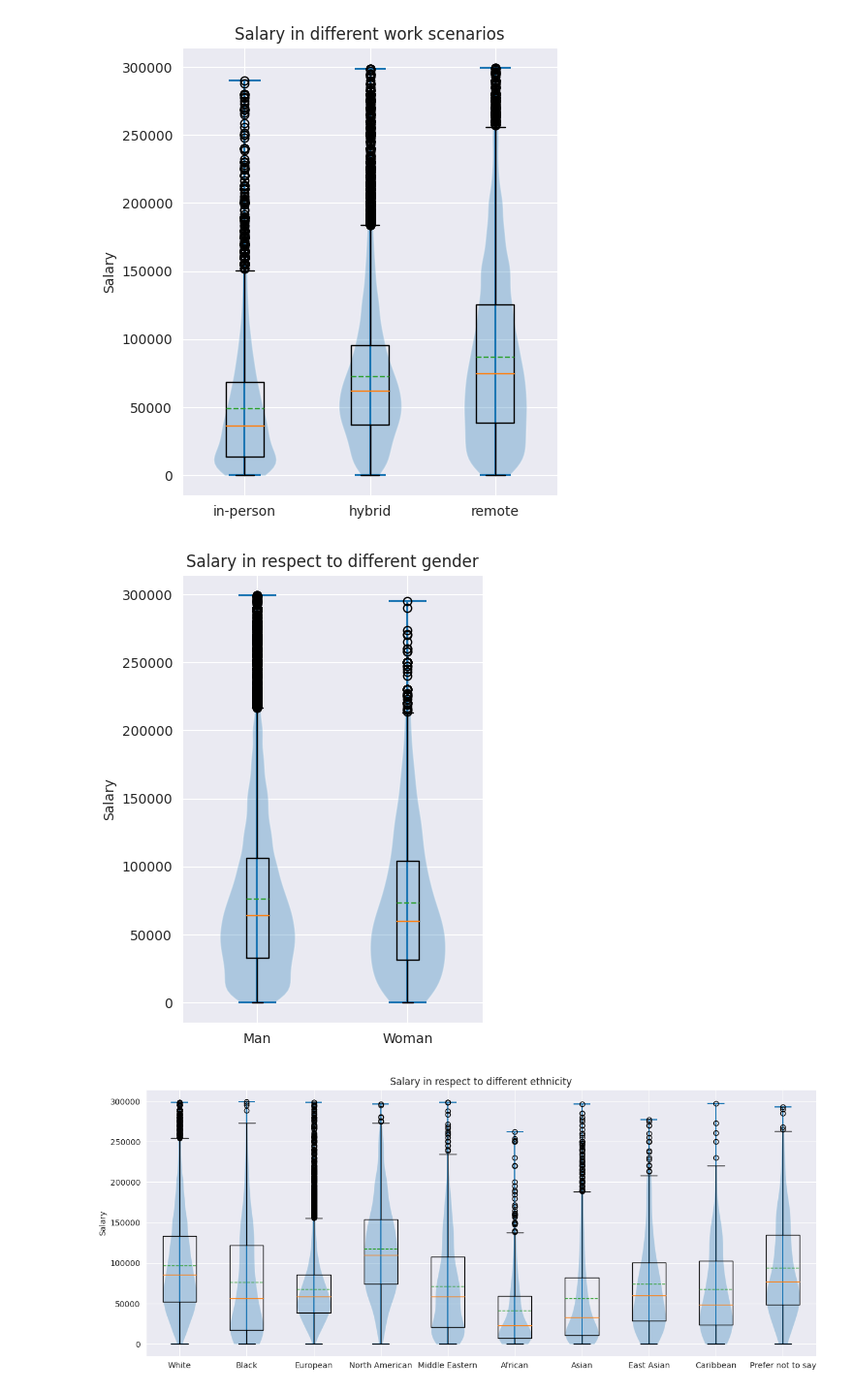
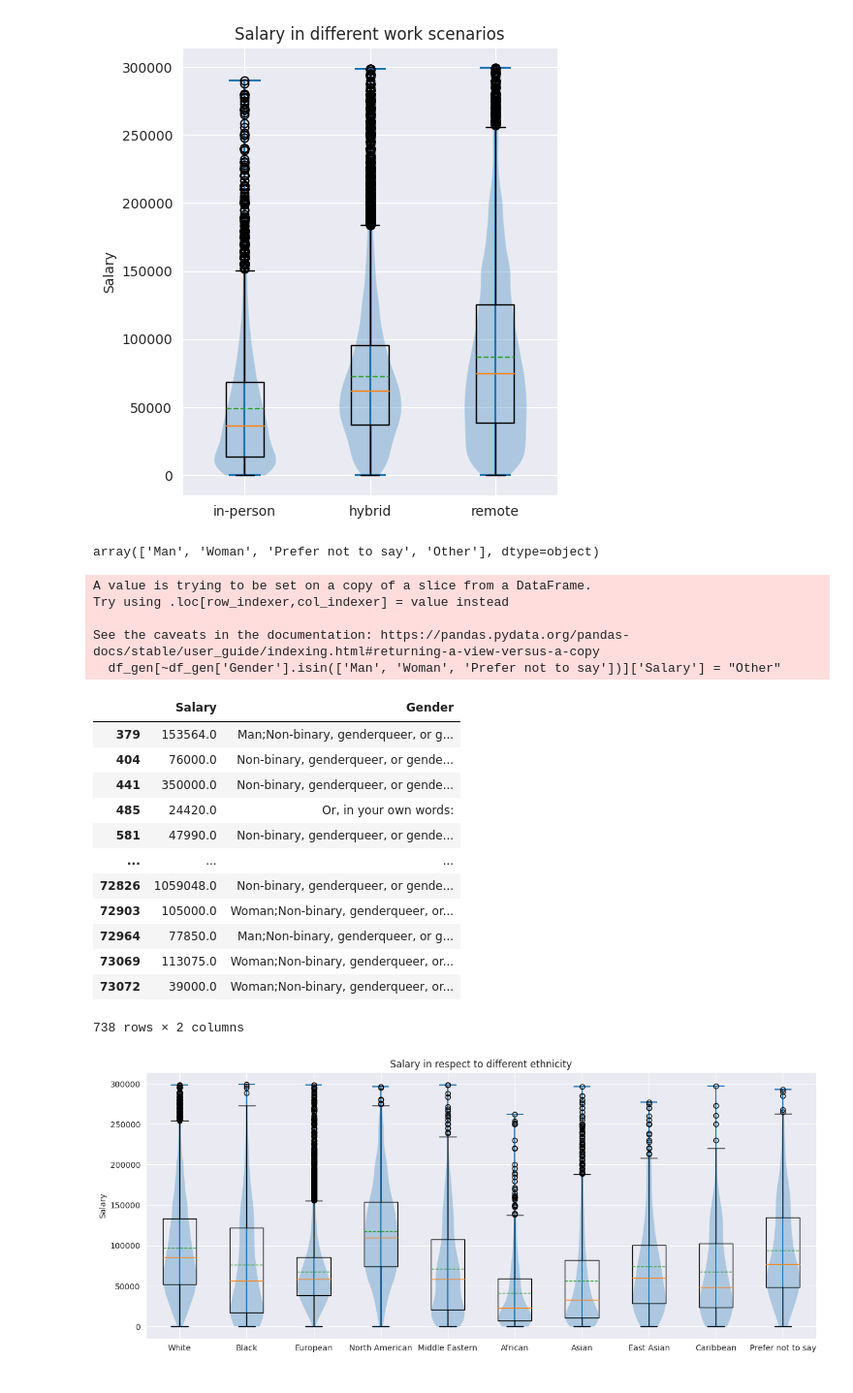
Before and after one commit to LucaF171/DataLiteracyProject, a Jupyter notebook: project.ipynb, the cells around one changed output. Shown at 97% size. Saved outputs shown, nothing was run; the diff lists cells and outputs as text; code cells hidden in the pictures.

```diff
--- a/project.ipynb
+++ b/project.ipynb
@@ -332,26 +352,66 @@ ax.set(title='Salary in different work scenarios')
 plt.show()
 # %% [output]
 [figure]
+# %%
+df_gen = df[['Salary', 'Gender']].copy()
+df_gen = df_gen.dropna()
+df_gen[~df_gen['Gender'].isin(['Man', 'Woman', 'Prefer not to say'])] = "Other"
+
+df_gen['Gender'].unique()
+# %% [output]
+array(['Man', 'Woman', 'Prefer not to say', 'Other'], dtype=object)
 # %%
-df_gen = df.copy()
-df_gen = df_gen[df['Salary']<300000]
+df_gen = df[['Salary', 'Gender']].copy()
+df_gen = df_gen.dropna()
+df_gen[~df_gen['Gender'].isin(['Man', 'Woman', 'Prefer not to say'])]['Salary'] = "Other"
+df_gen[~df_gen['Gender'].isin(['Man', 'Woman', 'Prefer not to say'])]
 
-data = [
-    df_gen[df_gen['Gender'] == "Man"]['Salary'],
-    df_gen[df_gen['Gender'] == "Woman"]['Salary']
-]
 
-labels=["Man","Woman"]
 
-_, ax = plt.subplots(figsize=(4, 6))
-ax.violinplot(data)
-ax.boxplot(data, showmeans=True, meanline=True)
-ax.set_ylabel("Salary")
-ax.set_xticklabels(labels)
-ax.set(title='Salary in respect to different gender')
-plt.show()
+# df_gen['Salary'] = pd.to_numeric(df_gen['Salary'], errors='coerce')
+
+# df_gen = df_gen[df_gen['Salary']<300000]
+# df_gen[df_gen['Salary']>1000]['Gender'].unique()
+# df_gen[df_gen['Gender'] == "Other"]
+
+# df_gen['Gender'].unique()
+
+
+# data = [
+#     df_gen[df_gen['Gender'] == "Man"]['Salary'],
+#     df_gen[df_gen['Gender'] == "Woman"]['Salary'],
+#     df_gen[df_gen['Gender'] == "Other"]['Salary'],
+#     df_gen[df_gen['Gender'] == "Prefer not to say"]['Salary']
+# ]
+#
+# labels=["Man", "Woman", "Other", "Prefer not to say"]
+#
+# _, ax = plt.subplots(figsize=(4, 6))
+# ax.violinplot(data)
+# ax.boxplot(data, showmeans=True, meanline=True)
+# ax.set_ylabel("Salary")
+# ax.set_xticklabels(labels)
+# ax.set(title='Salary in respect to different gender')
+# plt.show()
 # %% [output]
-[figure, removed]
+A value is trying to be set on a copy of a slice from a DataFrame.
+Try using .loc[row_indexer,col_indexer] = value instead
+
+See the caveats in the documentation: https://pandas.pydata.org/pandas-docs/stable/user_guide/indexing.html#returning-a-view-versus-a-copy
+  df_gen[~df_gen['Gender'].isin(['Man', 'Woman', 'Prefer not to say'])]['Salary'] = "Other"
+|  | Salary | Gender |
+| 379 | 153564.0 | Man;Non-binary, genderqueer, or g... |
+| 404 | 76000.0 | Non-binary, genderqueer, or gende... |
+| 441 | 350000.0 | Non-binary, genderqueer, or gende... |
+| 485 | 24420.0 | Or, in your own words: |
+| 581 | 47990.0 | Non-binary, genderqueer, or gende... |
+| ... | ... | ... |
+| 72826 | 1059048.0 | Non-binary, genderqueer, or gende... |
+| 72903 | 105000.0 | Woman;Non-binary, genderqueer, or... |
+| 72964 | 77850.0 | Man;Non-binary, genderqueer, or g... |
+| 73069 | 113075.0 | Woman;Non-binary, genderqueer, or... |
+| 73072 | 39000.0 | Woman;Non-binary, genderqueer, or... |
+738 rows × 2 columns
 # %%
 #### NOT ALL INCLUDED!!
 
```
Also changed, not shown: parts of 3 cells of this notebook, 1 other file.
